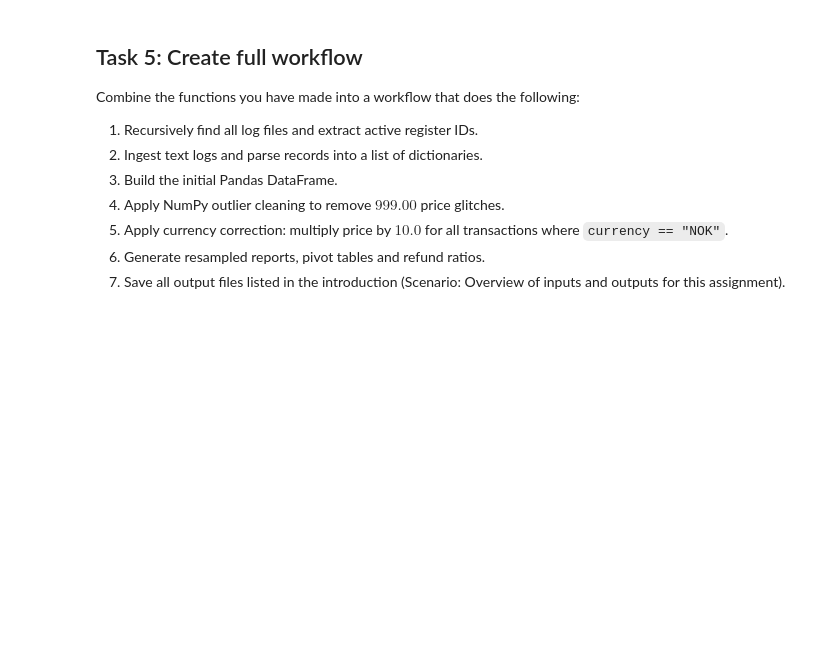
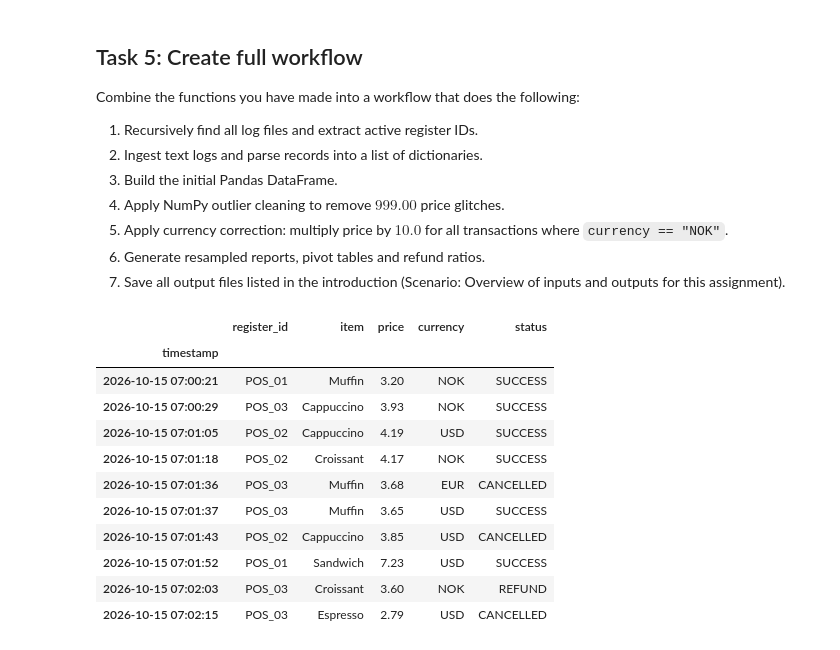
Before and after one commit to Mehdihey/-inf201-deliverable2, a Jupyter notebook: deliverable_2.ipynb, the cells around one changed output. Cells and saved outputs as stored; diff of their text form; code cells hidden in the pictures; blank space fills up the shorter version.

```diff
--- a/deliverable_2.ipynb
+++ b/deliverable_2.ipynb
@@ -358,0 +410,15 @@ Combine the functions you have made into a workflow that does the following:
+# %%
+df.head(10)
+# %% [output]
+|  | register_id | item | price | currency | status |
+| timestamp |  |  |  |  |  |
+| 2026-10-15 07:00:21 | POS_01 | Muffin | 3.20 | NOK | SUCCESS |
+| 2026-10-15 07:00:29 | POS_03 | Cappuccino | 3.93 | NOK | SUCCESS |
+| 2026-10-15 07:01:05 | POS_02 | Cappuccino | 4.19 | USD | SUCCESS |
+| 2026-10-15 07:01:18 | POS_02 | Croissant | 4.17 | NOK | SUCCESS |
+| 2026-10-15 07:01:36 | POS_03 | Muffin | 3.68 | EUR | CANCELLED |
+| 2026-10-15 07:01:37 | POS_03 | Muffin | 3.65 | USD | SUCCESS |
+| 2026-10-15 07:01:43 | POS_02 | Cappuccino | 3.85 | USD | CANCELLED |
+| 2026-10-15 07:01:52 | POS_01 | Sandwich | 7.23 | USD | SUCCESS |
+| 2026-10-15 07:02:03 | POS_03 | Croissant | 3.60 | NOK | REFUND |
+| 2026-10-15 07:02:15 | POS_03 | Espresso | 2.79 | USD | CANCELLED |
```
Also changed, not shown: parts of 7 cells of this notebook.
